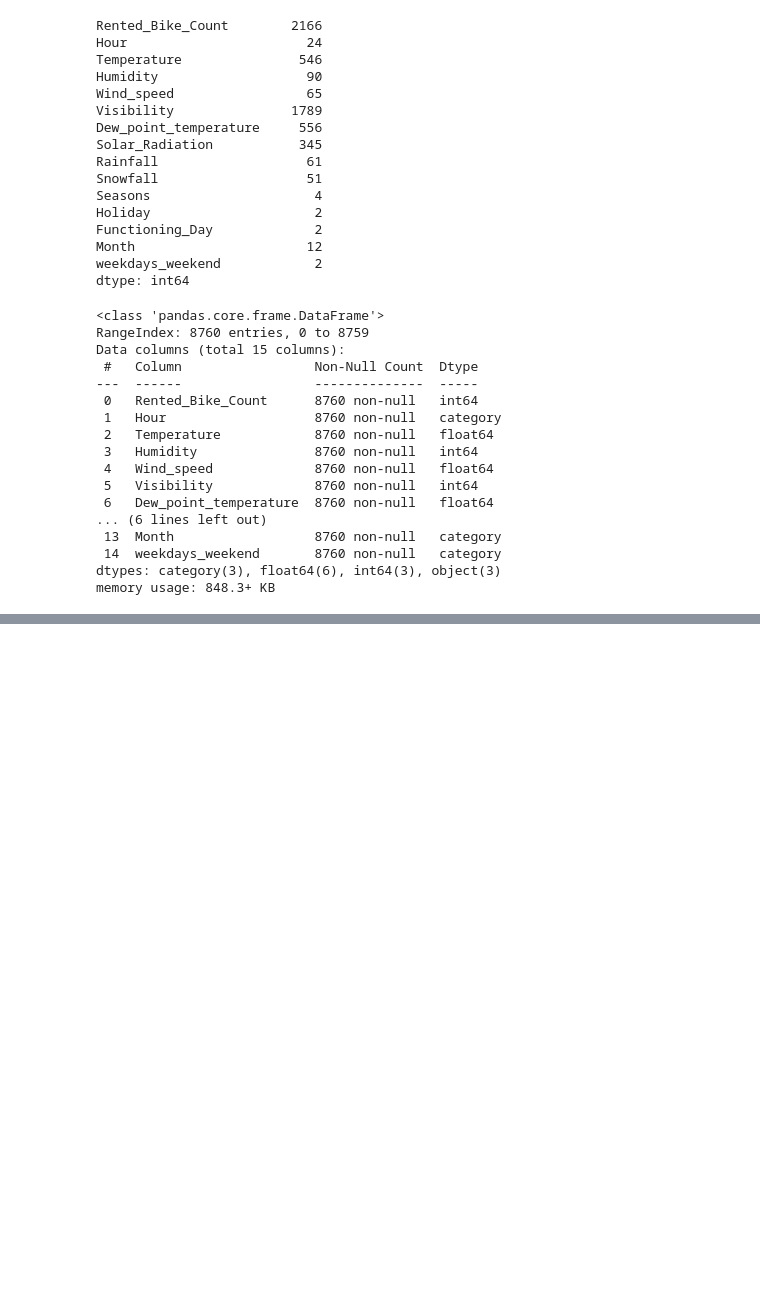
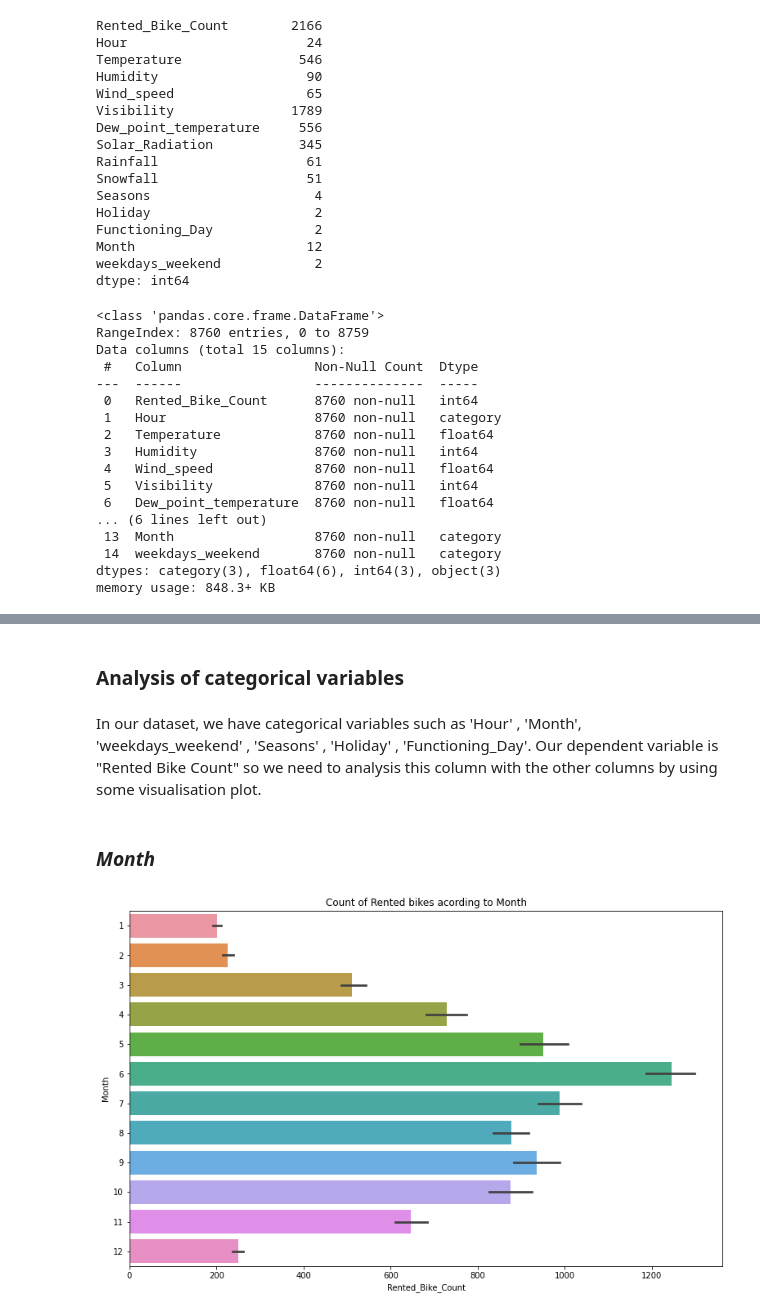
Before and after one commit to kiranahire03/Bike-Linear-Regression, a Jupyter notebook: Seoul_Bike_Sharing_Demand_Prediction.ipynb, the cells around one changed output, grey strips where cells are left out. Drawn from its saved outputs; the diff is of its cells as text; code cells hidden in the pictures; blank space fills up the shorter version.

Commit message:
EDA - Categorical variables

```diff
--- a/Seoul_Bike_Sharing_Demand_Prediction.ipynb
+++ b/Seoul_Bike_Sharing_Demand_Prediction.ipynb
@@ -337,0 +344,14 @@ memory usage: 848.3+ KB
+# %% [markdown]
+### **Analysis of categorical variables**
+# %% [markdown]
+In our dataset, we have categorical variables such as 'Hour' , 'Month',  'weekdays_weekend' , 'Seasons' , 'Holiday' , 'Functioning_Day'. Our dependent variable is "Rented Bike Count" so we need to analysis this column with the other columns by using some visualisation plot.
+# %% [markdown]
+### ***Month***
+# %%
+#Data visualization for Count of Rented bikes acording to Month
+plt.figure(figsize = (13,8))
+sns.barplot(x = 'Rented_Bike_Count',y = 'Month',data = bike_df)
+plt.title('Count of Rented bikes acording to Month')
+plt.show()
+# %% [output]
+[figure, added]
```
Also changed, not shown: parts of 24 cells of this notebook.
